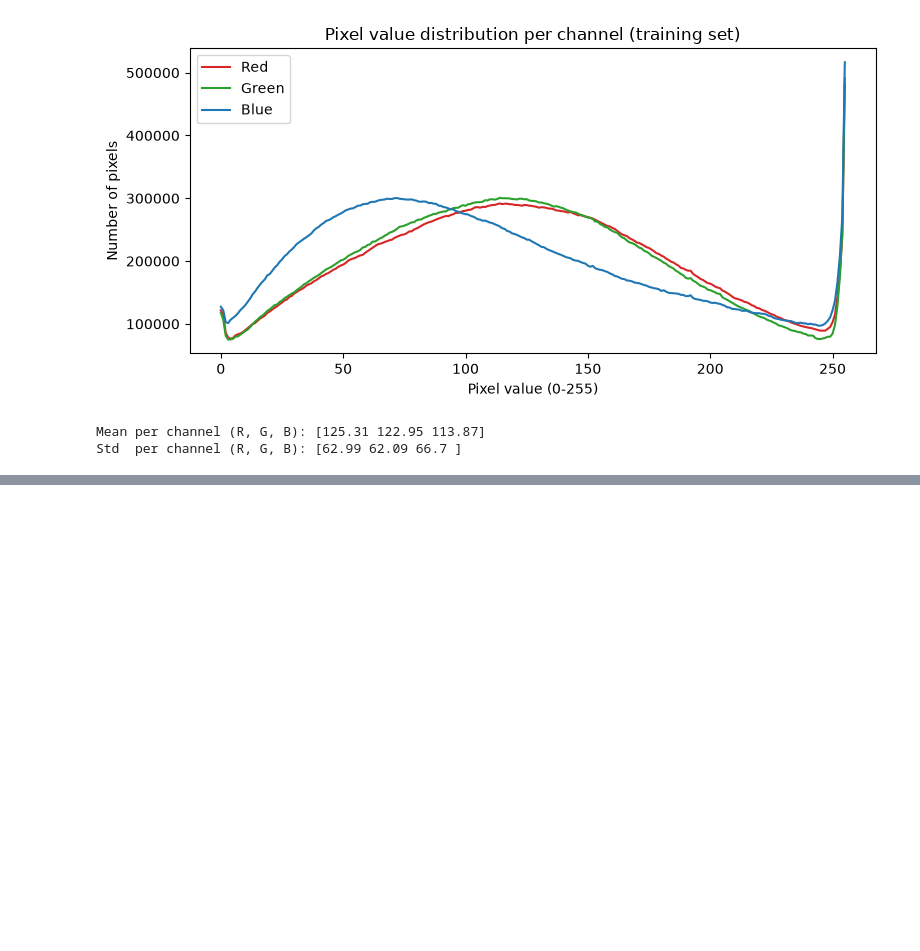
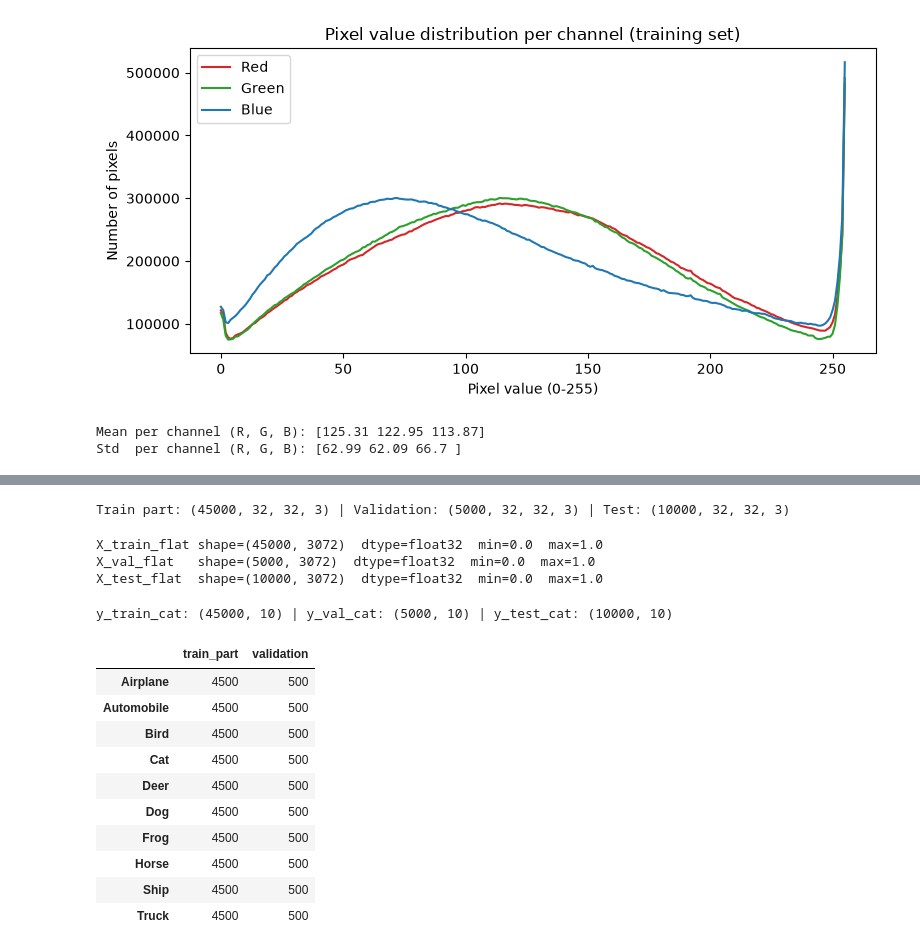
Before and after one commit to isapour0/CIFAR10-mlp-cnn, a Jupyter notebook: notebooks/CIFAR10-mlp.ipynb, the cells around one changed output, grey strips where cells are left out. Drawn from its saved outputs; the diff is of its cells as text; code cells hidden in the pictures; blank space fills up the shorter version.

Commit message:
feat: split validation set and preprocess data

```diff
--- a/notebooks/CIFAR10-mlp.ipynb
+++ b/notebooks/CIFAR10-mlp.ipynb
@@ -322,0 +346,54 @@ Std  per channel (R, G, B): [62.99 62.09 66.7 ]
+# %%
+# Step 1: Separating a 10% validation set
+X_train_part, X_val, y_train_part, y_val = train_test_split(
+    X_train, y_train,
+    test_size=0.1,
+    stratify=y_train.ravel(),
+    random_state=RANDOM_STATE,
+)
+
+print("Train part:", X_train_part.shape, "| Validation:", X_val.shape, "| Test:", X_test.shape)
+# %% [output]
+Train part: (45000, 32, 32, 3) | Validation: (5000, 32, 32, 3) | Test: (10000, 32, 32, 3)
+# %%
+# Step 2: Scaling pixels to the range [0, 1]
+def prepare_images(X):
+    """uint8 images (N, 32, 32, 3) -> float32 in [0, 1], flattened to (N, 3072)."""
+    return (X.astype("float32") / 255.0).reshape(len(X), -1)
+
+X_train_flat = prepare_images(X_train_part)
+X_val_flat = prepare_images(X_val)
+X_test_flat = prepare_images(X_test)
+
+for name, arr in [("X_train_flat", X_train_flat), ("X_val_flat", X_val_flat), ("X_test_flat", X_test_flat)]:
+    print(f"{name:12s} shape={arr.shape}  dtype={arr.dtype}  min={arr.min():.1f}  max={arr.max():.1f}")
+# %% [output]
+X_train_flat shape=(45000, 3072)  dtype=float32  min=0.0  max=1.0
+X_val_flat   shape=(5000, 3072)  dtype=float32  min=0.0  max=1.0
+X_test_flat  shape=(10000, 3072)  dtype=float32  min=0.0  max=1.0
+# %%
+# Step 3: Encoding tags using One hot Encoding
+y_train_cat = to_categorical(y_train_part, num_classes=10)
+y_val_cat = to_categorical(y_val, num_classes=10)
+y_test_cat = to_categorical(y_test, num_classes=10)
+
+print("y_train_cat:", y_train_cat.shape, "| y_val_cat:", y_val_cat.shape, "| y_test_cat:", y_test_cat.shape)
+# %% [output]
+y_train_cat: (45000, 10) | y_val_cat: (5000, 10) | y_test_cat: (10000, 10)
+# %%
+pd.DataFrame({
+    "train_part": np.bincount(y_train_part.ravel(), minlength=10),
+    "validation": np.bincount(y_val.ravel(), minlength=10),
+}, index=classes_name)
+# %% [output]
+|  | train_part | validation |
+| Airplane | 4500 | 500 |
+| Automobile | 4500 | 500 |
+| Bird | 4500 | 500 |
+| Cat | 4500 | 500 |
+| Deer | 4500 | 500 |
+| Dog | 4500 | 500 |
+| Frog | 4500 | 500 |
+| Horse | 4500 | 500 |
+| Ship | 4500 | 500 |
+| Truck | 4500 | 500 |
```
Also changed, not shown: parts of 1 cell of this notebook.
